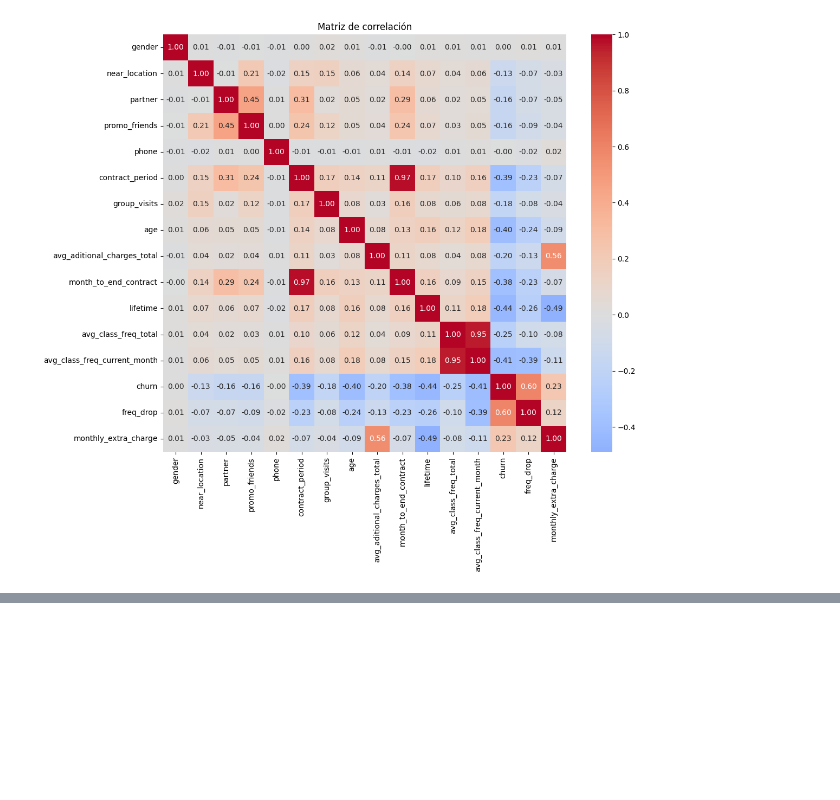
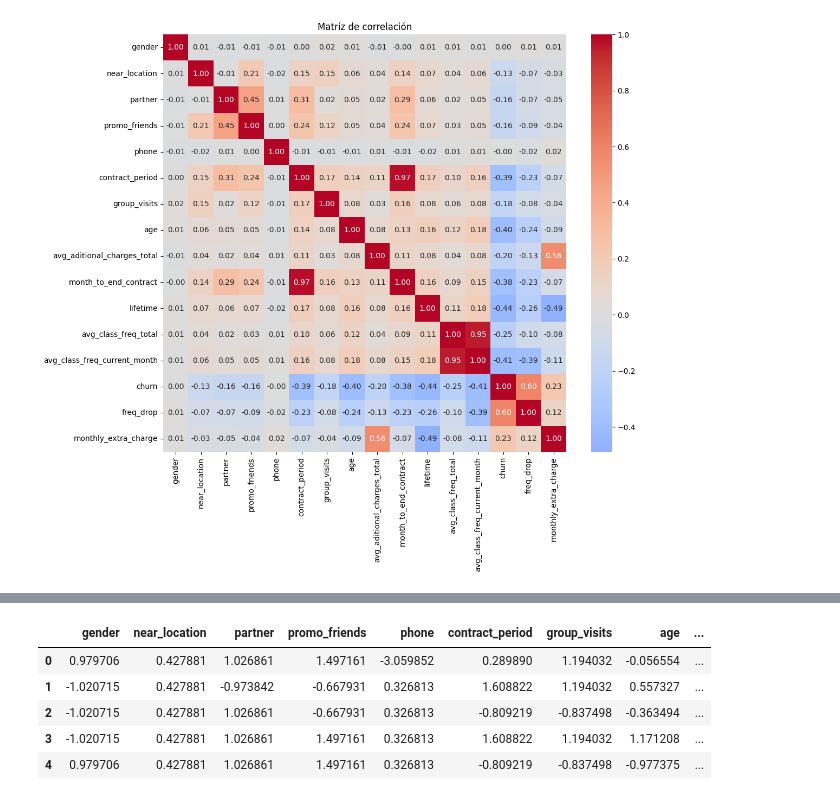
Before and after one commit to fttm-mdz/gym_churn, a Jupyter notebook: analisis/analisis_gym.ipynb, the cells around one changed output, grey strips where cells are left out. Cells and saved outputs as stored; diff of their text form; code cells hidden in the pictures; blank space fills up the shorter version.

```diff
--- a/analisis/analisis_gym.ipynb
+++ b/analisis/analisis_gym.ipynb
@@ -188,0 +339,14 @@ plt.show()
+# %%
+scaler = StandardScaler()
+df_cluster_scaled = scaler.fit_transform(df_cluster)
+
+df_cluster_scaled = pd.DataFrame(df_cluster_scaled, columns=df_cluster.columns)
+
+df_cluster_scaled.head()
+# %% [output]
+|  | gender | near_location | partner | promo_friends | phone | contract_period | group_visits | age | ... |
+| 0 | 0.979706 | 0.427881 | 1.026861 | 1.497161 | -3.059852 | 0.289890 | 1.194032 | -0.056554 | ... |
+| 1 | -1.020715 | 0.427881 | -0.973842 | -0.667931 | 0.326813 | 1.608822 | 1.194032 | 0.557327 | ... |
+| 2 | -1.020715 | 0.427881 | 1.026861 | -0.667931 | 0.326813 | -0.809219 | -0.837498 | -0.363494 | ... |
+| 3 | -1.020715 | 0.427881 | 1.026861 | 1.497161 | 0.326813 | 1.608822 | 1.194032 | 1.171208 | ... |
+| 4 | 0.979706 | 0.427881 | 1.026861 | 1.497161 | 0.326813 | -0.809219 | -0.837498 | -0.977375 | ... |
```
Also changed, not shown: parts of 23 cells of this notebook.
